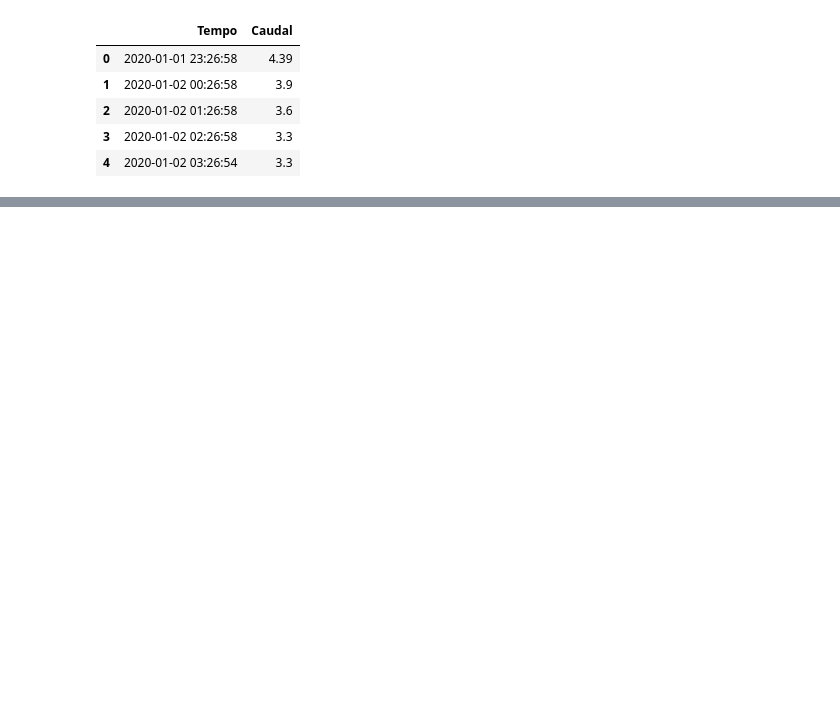
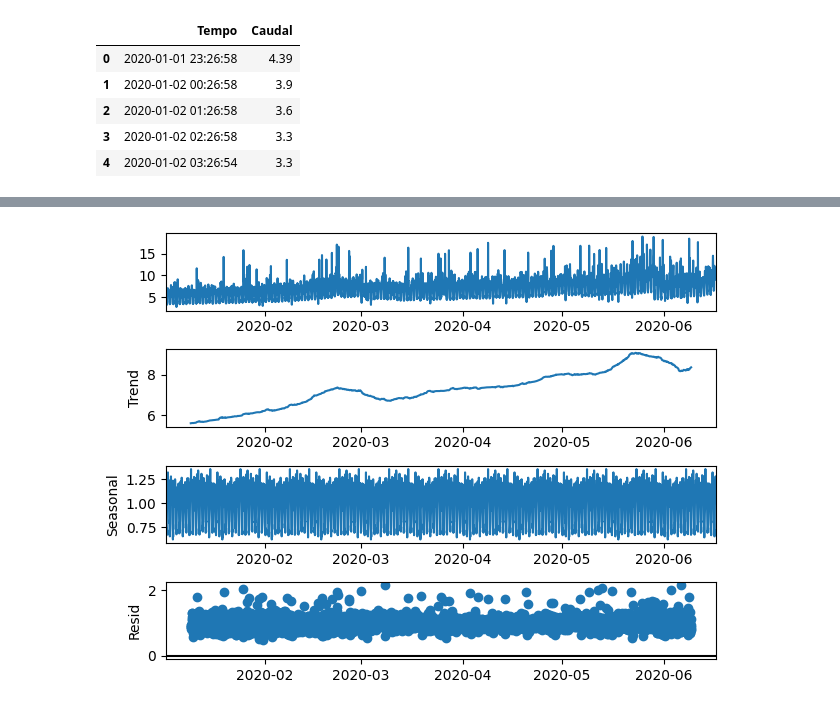
Before and after one commit to Francisc0F/projeto_licenciatura, a Jupyter notebook: caracterização de dados/Relação caudal - intervencoes ZMC Bolho.ipynb, the cells around one changed output, grey strips where cells are left out. Saved outputs shown, nothing was run; the diff lists cells and outputs as text; code cells hidden in the pictures; blank space fills up the shorter version.

```diff
--- a/caracterização de dados/Relação caudal - intervencoes ZMC Bolho.ipynb
+++ b/caracterização de dados/Relação caudal - intervencoes ZMC Bolho.ipynb
@@ -75,0 +126,15 @@ plt.
+# %%
+# seasonal decompose
+from statsmodels.tsa.seasonal import seasonal_decompose
+
+df1 = dfCaudal.copy()[dfCaudal['Caudal'] > 0][dfCaudal['Caudal'] < 20][:4000] # Get part of the lines in the dataframe
+df1.set_index('Tempo', inplace=True)
+df2 = df1[['Caudal']].copy()
+decompose_result_mult = seasonal_decompose(df2,
+ model="multiplicative", period=360)
+trend = decompose_result_mult.trend
+seasonal = decompose_result_mult.seasonal
+residual = decompose_result_mult.resid
+decompose_result_mult.plot();
+# %% [output]
+[figure, added]
```
Also changed, not shown: parts of 9 cells of this notebook.
